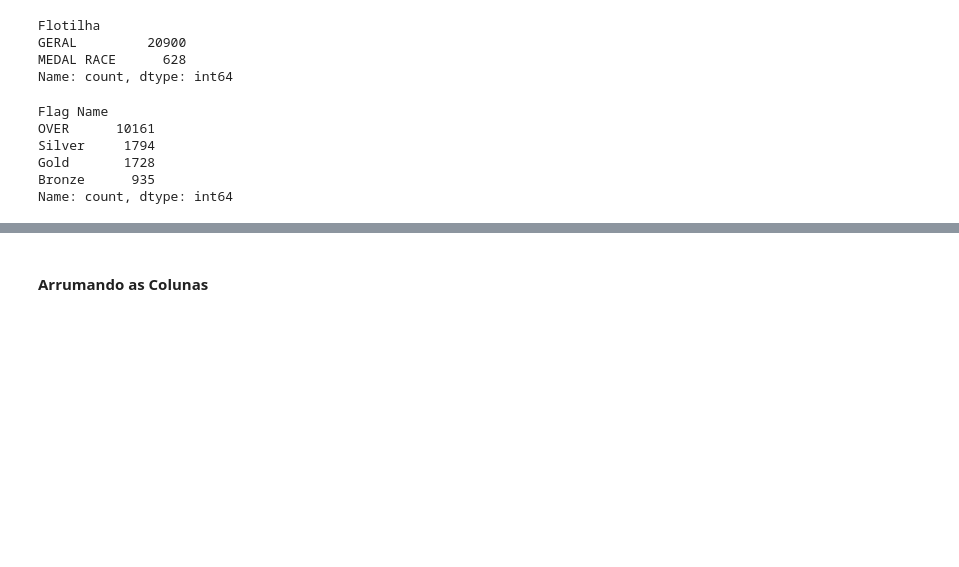
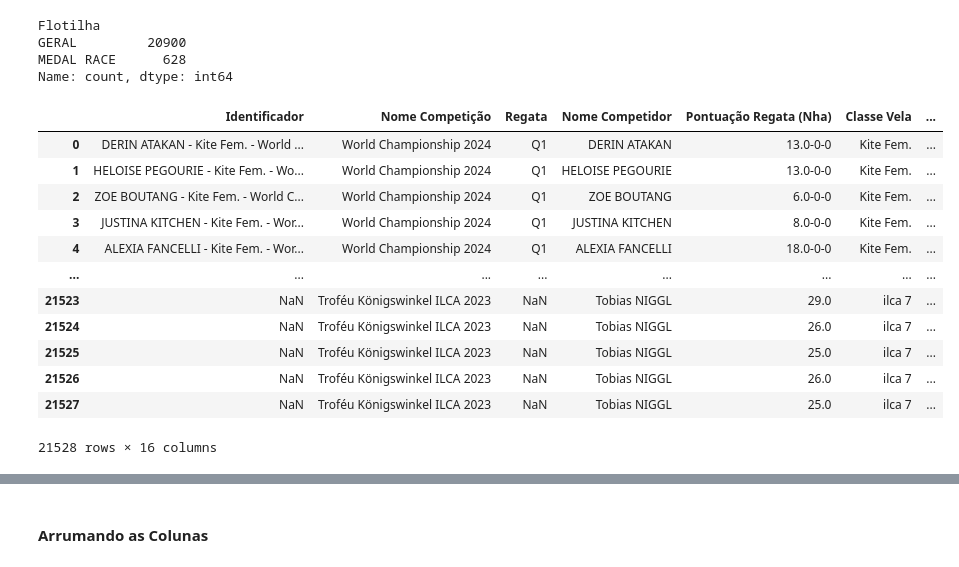
Before and after one commit to Gab-Mel/sailing-rankings-2024.1, a Jupyter notebook: MergeFinal.ipynb, the cells around one changed output, grey strips where cells are left out. Saved outputs shown, nothing was run; the diff lists cells and outputs as text; code cells hidden in the pictures; blank space fills up the shorter version.

```diff
--- a/MergeFinal.ipynb
+++ b/MergeFinal.ipynb
@@ -123,11 +123,19 @@ MEDAL RACE      628
 Name: count, dtype: int64
 # %%
 df_sumulas_novas[df_sumulas_novas.columns[6]].value_counts()
+df_sumulas_novas
 # %% [output]
+|  | Identificador | Nome Competição | Regata | Nome Competidor | Pontuação Regata (Nha) | Classe Vela | ... |
+| 0 | DERIN ATAKAN - Kite Fem. - World ... | World Championship 2024 | Q1 | DERIN ATAKAN | 13.0-0-0 | Kite Fem. | ... |
+| 1 | HELOISE PEGOURIE - Kite Fem. - Wo... | World Championship 2024 | Q1 | HELOISE PEGOURIE | 13.0-0-0 | Kite Fem. | ... |
+| 2 | ZOE BOUTANG - Kite Fem. - World C... | World Championship 2024 | Q1 | ZOE BOUTANG | 6.0-0-0 | Kite Fem. | ... |
+| 3 | JUSTINA KITCHEN - Kite Fem. - Wor... | World Championship 2024 | Q1 | JUSTINA KITCHEN | 8.0-0-0 | Kite Fem. | ... |
+| 4 | ALEXIA FANCELLI - Kite Fem. - Wor... | World Championship 2024 | Q1 | ALEXIA FANCELLI | 18.0-0-0 | Kite Fem. | ... |
+| ... | ... | ... | ... | ... | ... | ... | ... |
+| 21523 | NaN | Troféu Königswinkel ILCA 2023 | NaN | Tobias NIGGL | 29.0 | ilca 7 | ... |
+| 21524 | NaN | Troféu Königswinkel ILCA 2023 | NaN | Tobias NIGGL | 26.0 | ilca 7 | ... |
+| 21525 | NaN | Troféu Königswinkel ILCA 2023 | NaN | Tobias NIGGL | 25.0 | ilca 7 | ... |
+| 21526 | NaN | Troféu Königswinkel ILCA 2023 | NaN | Tobias NIGGL | 26.0 | ilca 7 | ... |
+| 21527 | NaN | Troféu Königswinkel ILCA 2023 | NaN | Tobias NIGGL | 25.0 | ilca 7 | ... |
-Flag Name
-OVER      10161
-Silver     1794
-Gold       1728
-Bronze      935
-Name: count, dtype: int64
+21528 rows × 16 columns
 # %%
```
Also changed, not shown: parts of 12 cells of this notebook.
